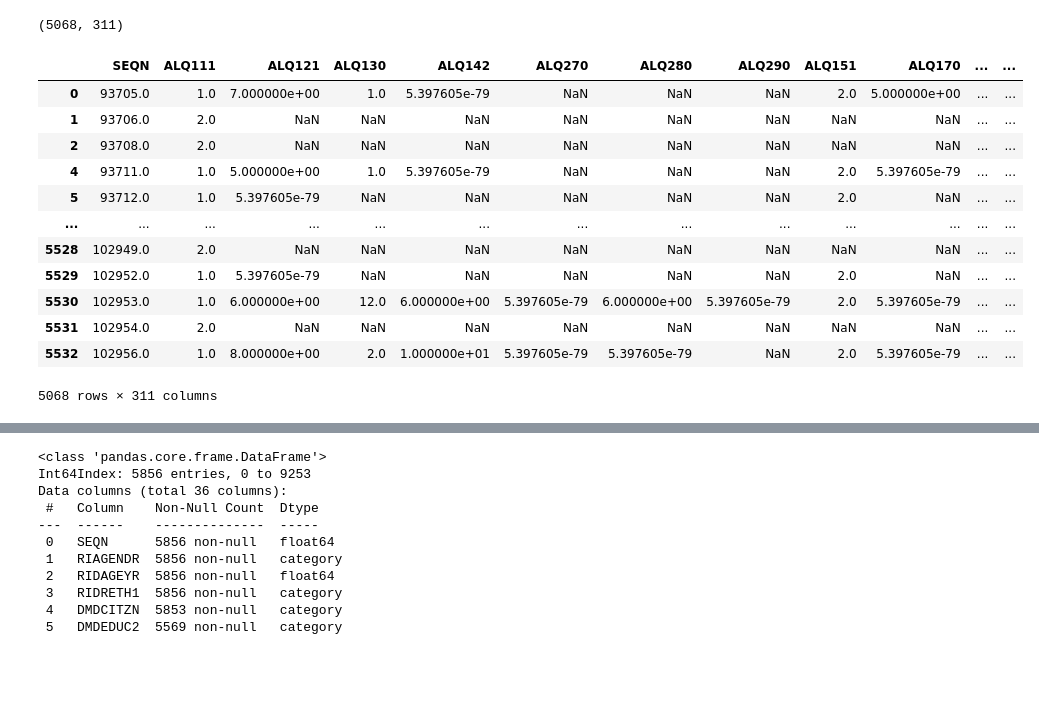
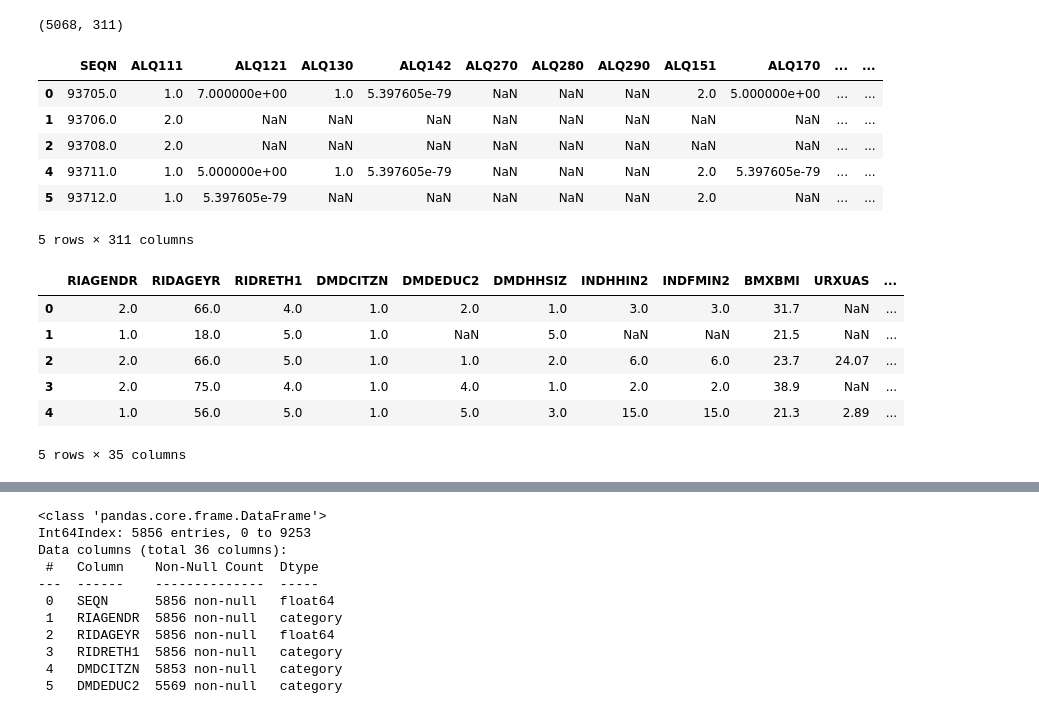
Before and after one commit to 18barbers2/causal-analysis-depression-nhanes, a Jupyter notebook: causal-notebook.ipynb, the cells around one changed output, grey strips where cells are left out. Saved outputs shown, nothing was run; the diff lists cells and outputs as text; code cells hidden in the pictures; blank space fills up the shorter version.

```diff
--- a/causal-notebook.ipynb
+++ b/causal-notebook.ipynb
@@ -82,21 +82,15 @@ print(valid.shape)
 # %% [output]
 (5068, 311)
 # %%
-valid
+valid.head()
 # %% [output]
 |  | SEQN | ALQ111 | ALQ121 | ALQ130 | ALQ142 | ALQ270 | ALQ280 | ALQ290 | ALQ151 | ALQ170 | ... | ... |
 | 0 | 93705.0 | 1.0 | 7.000000e+00 | 1.0 | 5.397605e-79 | NaN | NaN | NaN | 2.0 | 5.000000e+00 | ... | ... |
 | 1 | 93706.0 | 2.0 | NaN | NaN | NaN | NaN | NaN | NaN | NaN | NaN | ... | ... |
 | 2 | 93708.0 | 2.0 | NaN | NaN | NaN | NaN | NaN | NaN | NaN | NaN | ... | ... |
 | 4 | 93711.0 | 1.0 | 5.000000e+00 | 1.0 | 5.397605e-79 | NaN | NaN | NaN | 2.0 | 5.397605e-79 | ... | ... |
 | 5 | 93712.0 | 1.0 | 5.397605e-79 | NaN | NaN | NaN | NaN | NaN | 2.0 | NaN | ... | ... |
-| ... | ... | ... | ... | ... | ... | ... | ... | ... | ... | ... | ... | ... |
-| 5528 | 102949.0 | 2.0 | NaN | NaN | NaN | NaN | NaN | NaN | NaN | NaN | ... | ... |
-| 5529 | 102952.0 | 1.0 | 5.397605e-79 | NaN | NaN | NaN | NaN | NaN | 2.0 | NaN | ... | ... |
-| 5530 | 102953.0 | 1.0 | 6.000000e+00 | 12.0 | 6.000000e+00 | 5.397605e-79 | 6.000000e+00 | 5.397605e-79 | 2.0 | 5.397605e-79 | ... | ... |
-| 5531 | 102954.0 | 2.0 | NaN | NaN | NaN | NaN | NaN | NaN | NaN | NaN | ... | ... |
-| 5532 | 102956.0 | 1.0 | 8.000000e+00 | 2.0 | 1.000000e+01 | 5.397605e-79 | 5.397605e-79 | NaN | 2.0 | 5.397605e-79 | ... | ... |
-5068 rows × 311 columns
+5 rows × 311 columns
 # %%
 # chosen variables, SEQN removed
 # features = ['SEQN','RIAGENDR', 'RIDAGEYR', 'RIDRETH1', 'DMDCITZN', 'DMDEDUC2', 'DMDHHSIZ',
@@ -114,6 +108,16 @@ subdata_features = subdata.filter(items=['RIAGENDR', 'RIDAGEYR', 'RIDRETH1', 'DM
             'INDHHIN2','INDFMIN2', 'BMXBMI', 'URXUAS', 'URXUHG', 'ALQ130', 'DUQ217', 'FSD230', 'INDFMMPI',
             'PAD680', 'OCQ180', 'OCQ210', 'SMQ040', 'SMD650', 'SLD012', 'FIAINTRP', 'FIAPROXY', 'FSD032A',
             'FSD032B', 'FSD032C', 'FSD061', 'HUQ051', 'HUQ090', 'PAD615','SLQ050','OCQ380', 'PAD630', 'PAD660', 'SLQ120'])
+# %%
+subdata_features.head()
+# %% [output]
+|  | RIAGENDR | RIDAGEYR | RIDRETH1 | DMDCITZN | DMDEDUC2 | DMDHHSIZ | INDHHIN2 | INDFMIN2 | BMXBMI | URXUAS | ... |
+| 0 | 2.0 | 66.0 | 4.0 | 1.0 | 2.0 | 1.0 | 3.0 | 3.0 | 31.7 | NaN | ... |
+| 1 | 1.0 | 18.0 | 5.0 | 1.0 | NaN | 5.0 | NaN | NaN | 21.5 | NaN | ... |
+| 2 | 2.0 | 66.0 | 5.0 | 1.0 | 1.0 | 2.0 | 6.0 | 6.0 | 23.7 | 24.07 | ... |
+| 3 | 2.0 | 75.0 | 4.0 | 1.0 | 4.0 | 1.0 | 2.0 | 2.0 | 38.9 | NaN | ... |
+| 4 | 1.0 | 56.0 | 5.0 | 1.0 | 5.0 | 3.0 | 15.0 | 15.0 | 21.3 | 2.89 | ... |
+5 rows × 35 columns
 # %%
 # percentage null values
 nullvals = (subdata.isnull().mean() * 100).round(2)
```
Also changed, not shown: parts of 18 cells of this notebook.
